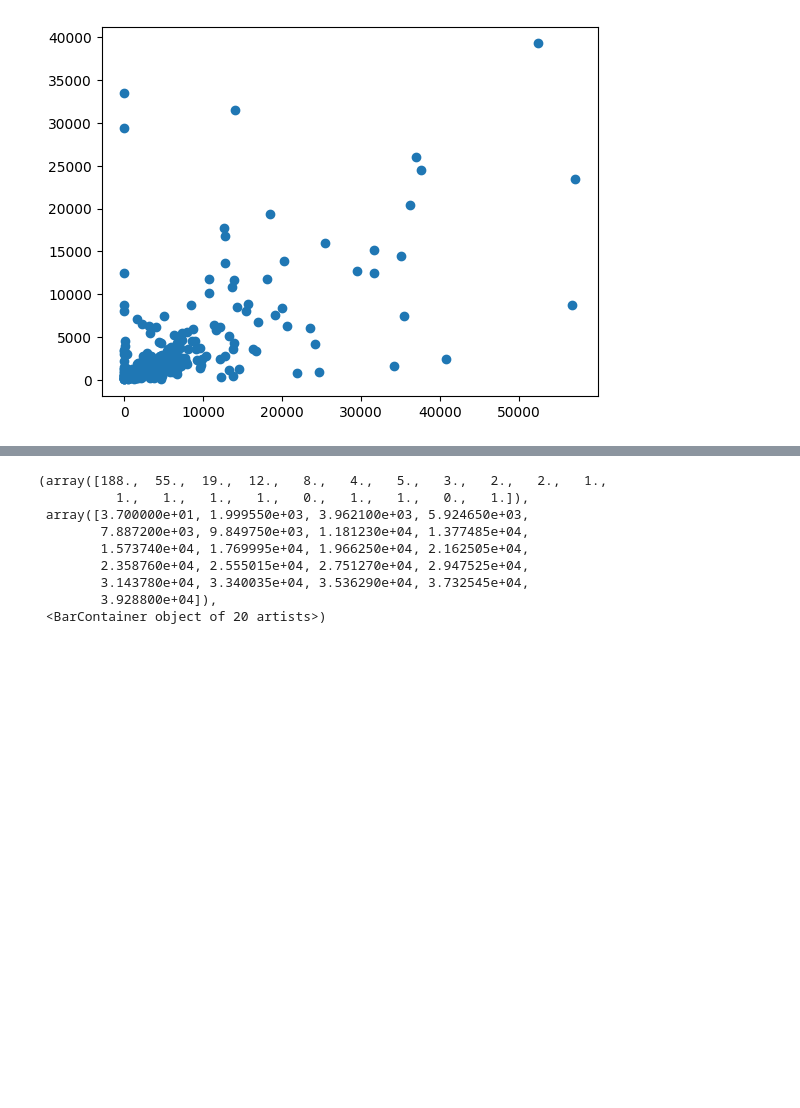
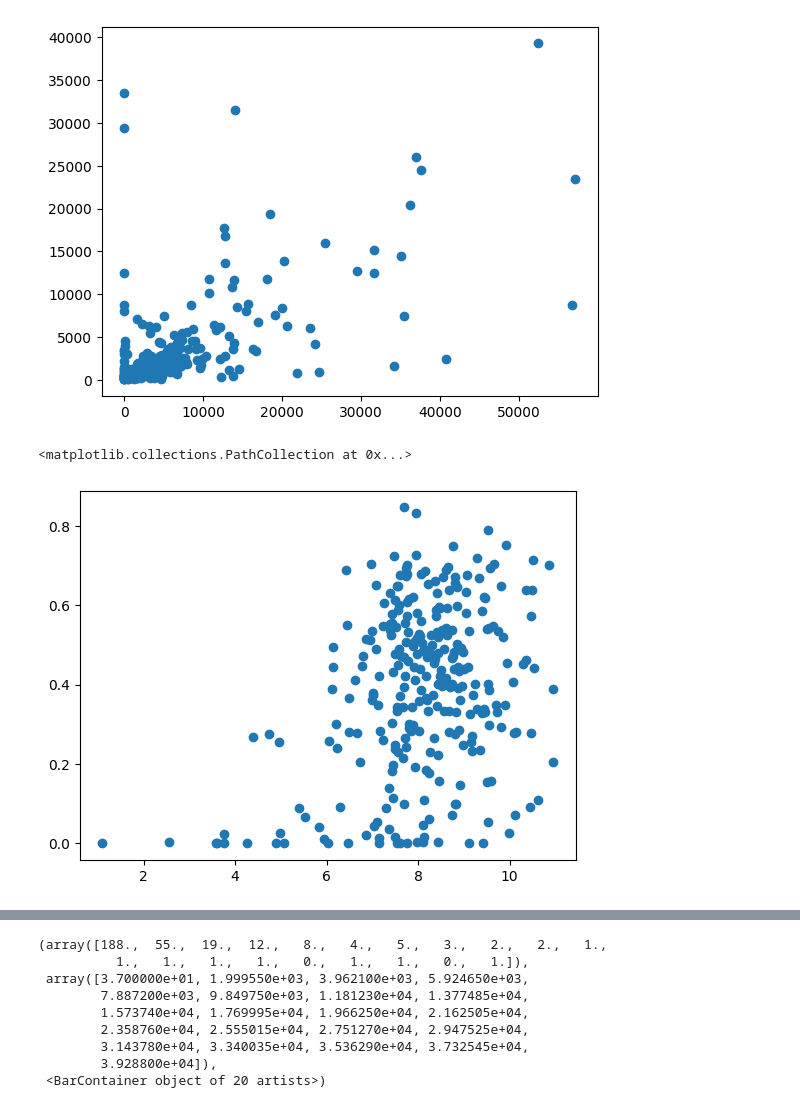
Before and after one commit to tom-sto/mama-mia-challenge, a Jupyter notebook: testing-chunk-indexing.ipynb, the cells around one changed output, grey strips where cells are left out. Drawn from its saved outputs; the diff is of its cells as text; code cells hidden in the pictures; blank space fills up the shorter version.

```diff
--- a/testing-chunk-indexing.ipynb
+++ b/testing-chunk-indexing.ipynb
@@ -11,3 +11,8 @@ plt.scatter(predPos, realPos)
 # %% [output]
 <matplotlib.collections.PathCollection at 0x...>
 [figure]
+# %%
+plt.scatter(np.log(predPos), results["Dice (Full Image)"])
+# %% [output]
+<matplotlib.collections.PathCollection at 0x...>
+[figure, added]
```
Also changed, not shown: parts of 10 cells of this notebook, 5 other files.
